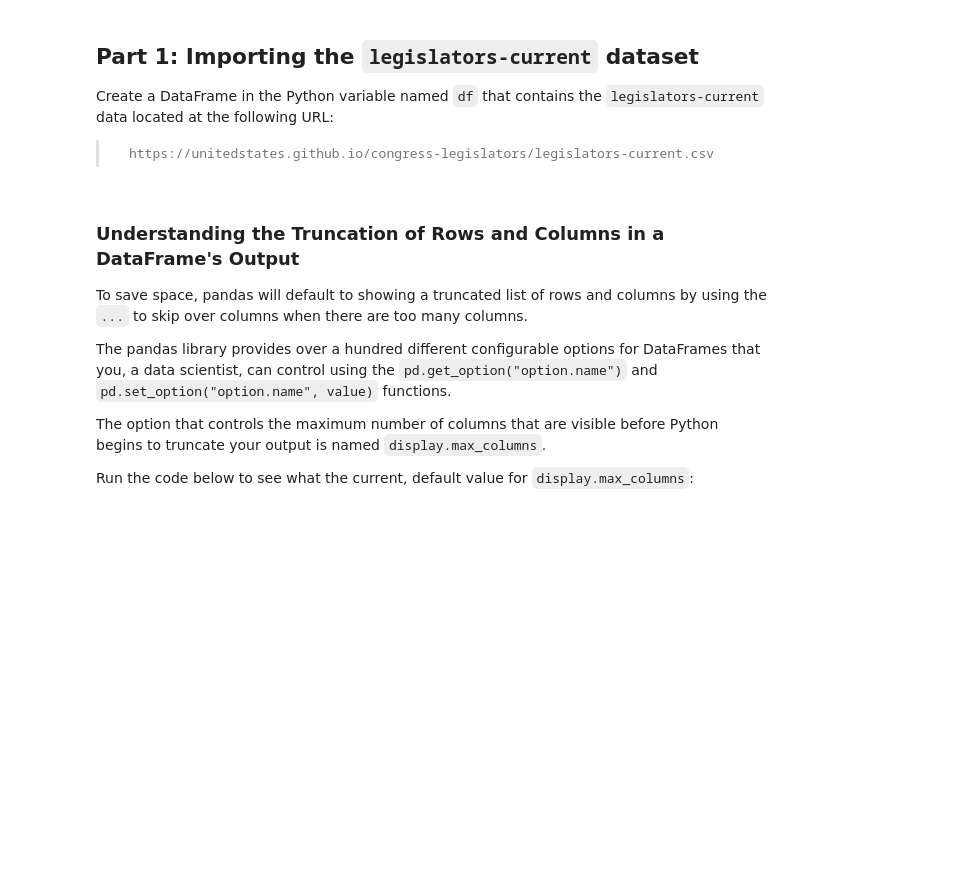
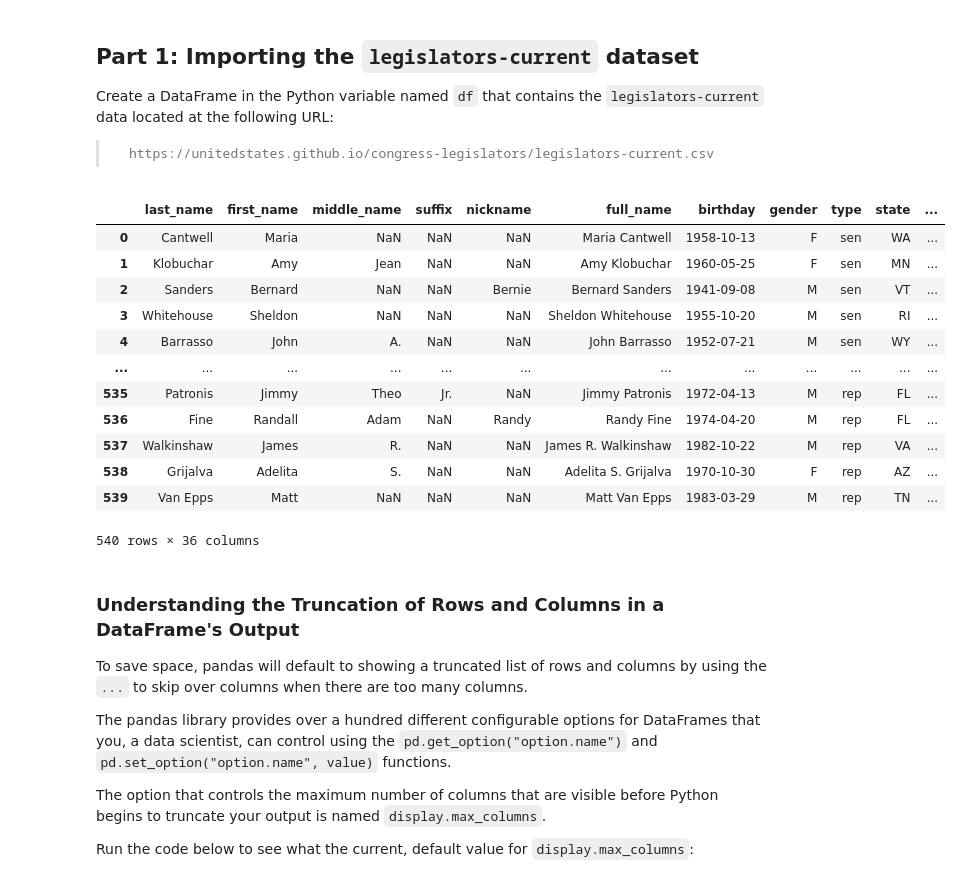
Before and after one commit to dbsebastian/micro_pr1, a Jupyter notebook: microproject-04-us-congress/microproject-04-us-congress.ipynb, the cells around one changed output. Saved outputs shown, nothing was run; the diff lists cells and outputs as text; code cells hidden in the pictures; blank space fills up the shorter version.

```diff
--- a/microproject-04-us-congress/microproject-04-us-congress.ipynb
+++ b/microproject-04-us-congress/microproject-04-us-congress.ipynb
@@ -36,7 +38,23 @@ Create a DataFrame in the Python variable named `df` that contains the `legislat
 # %%
 # Import the `legislators-current` dataset into the Python variable `df`:
 #   https://unitedstates.github.io/congress-legislators/legislators-current.csv
-...
+
+df = pd.read_csv("https://unitedstates.github.io/congress-legislators/legislators-current.csv")
+df
+# %% [output]
+|  | last_name | first_name | middle_name | suffix | nickname | full_name | birthday | gender | type | state | ... |
+| 0 | Cantwell | Maria | NaN | NaN | NaN | Maria Cantwell | 1958-10-13 | F | sen | WA | ... |
+| 1 | Klobuchar | Amy | Jean | NaN | NaN | Amy Klobuchar | 1960-05-25 | F | sen | MN | ... |
+| 2 | Sanders | Bernard | NaN | NaN | Bernie | Bernard Sanders | 1941-09-08 | M | sen | VT | ... |
+| 3 | Whitehouse | Sheldon | NaN | NaN | NaN | Sheldon Whitehouse | 1955-10-20 | M | sen | RI | ... |
+| 4 | Barrasso | John | A. | NaN | NaN | John Barrasso | 1952-07-21 | M | sen | WY | ... |
+| ... | ... | ... | ... | ... | ... | ... | ... | ... | ... | ... | ... |
+| 535 | Patronis | Jimmy | Theo | Jr. | NaN | Jimmy Patronis | 1972-04-13 | M | rep | FL | ... |
+| 536 | Fine | Randall | Adam | NaN | Randy | Randy Fine | 1974-04-20 | M | rep | FL | ... |
+| 537 | Walkinshaw | James | R. | NaN | NaN | James R. Walkinshaw | 1982-10-22 | M | rep | VA | ... |
+| 538 | Grijalva | Adelita | S. | NaN | NaN | Adelita S. Grijalva | 1970-10-30 | F | rep | AZ | ... |
+| 539 | Van Epps | Matt | NaN | NaN | NaN | Matt Van Epps | 1983-03-29 | M | rep | TN | ... |
+540 rows × 36 columns
 # %% [markdown]
 ### Understanding the Truncation of Rows and Columns in a DataFrame's Output
 
```
Also changed, not shown: parts of 29 cells of this notebook.
